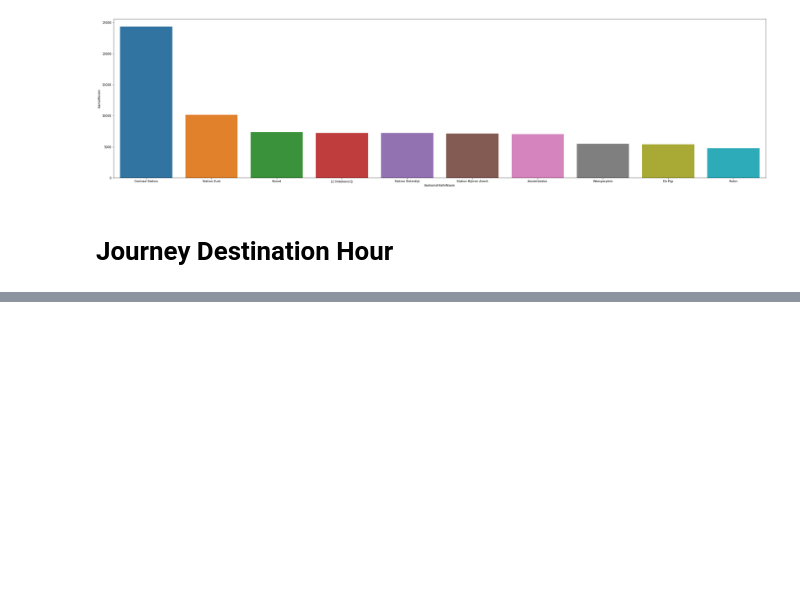
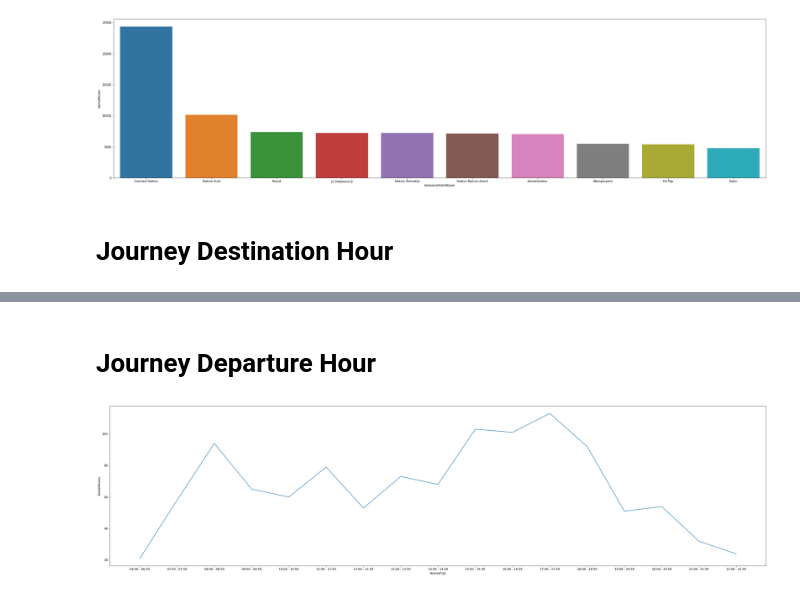
Before and after one commit to lotteph/DSP, a Jupyter notebook: GVBSAM.ipynb, the cells around one changed output, grey strips where cells are left out. Cells and saved outputs as stored; diff of their text form; code cells hidden in the pictures; blank space fills up the shorter version.

```diff
--- a/GVBSAM.ipynb
+++ b/GVBSAM.ipynb
@@ -143,0 +150,19 @@ array(['1/20/2020 12:00:00 AM', '1/21/2020 12:00:00 AM',
+# %% [markdown]
+# Journey Departure Hour
+# %%
+# Drop NaN values and set date to datetime type and rename column
+Journey_Departure_Hour_Cleaned = Journey_Departure_Hour.dropna()
+Journey_Departure_Hour_Cleaned['Datum'] = pd.to_datetime(Journey_Departure_Hour_Cleaned['Datum'])
+Journey_Departure_Hour_Cleaned.rename(columns={"UurgroepOmschrijving (van vertrek)": "VertrekTijd"}, inplace=True)
+
+# Get Journey per station per hour
+Journeys_Per_Station_Per_Hour = Journey_Departure_Hour_Cleaned.groupby(['Datum', 'VertrekHalteNaam', 'VertrekTijd']).agg({'VertrekLat':'mean', 'VertrekLon':'mean','AantalReizen':'sum'})
+
+# Take 2020-09-21 data and station J.P. Heijestraat (very close to Vondelpark) as example
+Journeys_Per_Station_Per_Hour_2020_09_21_plot = Journeys_Per_Station_Per_Hour.loc['2020-09-21', 'J.P. Heijestraat'].reset_index()
+
+# Plot amount of journey arrivals per day
+plt.figure(figsize=(40,10))
+sns.lineplot(x="VertrekTijd", y="AantalReizen", data=Journeys_Per_Station_Per_Hour_2020_09_21_plot);
+# %% [output]
+[figure, added]
```
Also changed, not shown: parts of 15 cells of this notebook.
